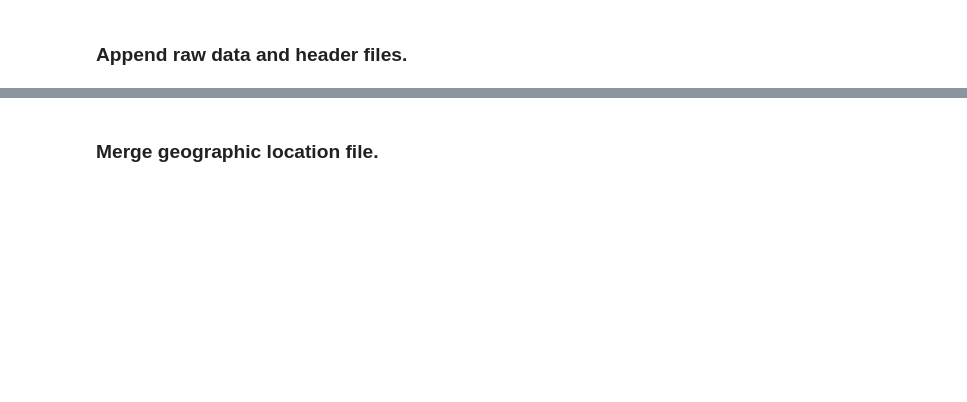
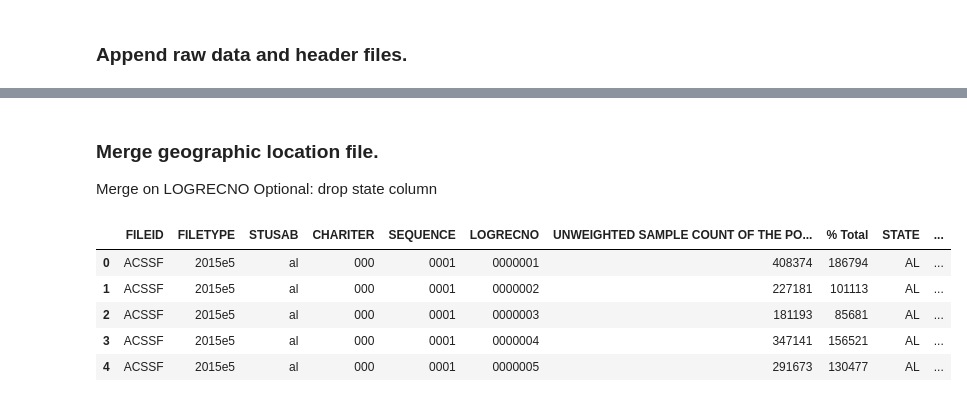
Before and after one commit to enatwater/new_business_predictor, a Jupyter notebook: acs_transformer/acs_transformer_sandbox.ipynb, the cells around one changed output, grey strips where cells are left out. Drawn from its saved outputs; the diff is of its cells as text; code cells hidden in the pictures; blank space fills up the shorter version.

```diff
--- a/acs_transformer/acs_transformer_sandbox.ipynb
+++ b/acs_transformer/acs_transformer_sandbox.ipynb
@@ -91,0 +216,4 @@ raw_df.columns = header_df.columns
+# %%
+# replace column names with first row.
+df.columns = df.iloc[0]
+df.drop([0], inplace = True)
@@ -92,2 +223,27 @@ raw_df.columns = header_df.columns
+# %%
+# regex pattern
+    # any character to the start of the line.
+# what to do with it
+universe = (sequence_table_df['table_title'].loc[(sequence_table_df['table_id'] == table) & \
+                                        (sequence_table_df['start_position'] == 'nan') & \
+                                        (sequence_table_df['line_number'] == 'nan')]).to_string(index=False)
+# line, start are null? second record?
+#(sequence_table_df.line_number.isna) & (sequence_table_df.start_position.isna) &
+#sequence_table_df['sequence_number'].loc[sequence_table_df['table_id'] == table].max()
+# %%
+df.columns = df.columns.str.replace(r'^.*{0}'.format(universe),'', regex=True)
 # %% [markdown]
 ### Merge geographic location file.
+Merge on LOGRECNO
+Optional: drop state column
+# %%
+df = df.merge(geo_df, on='LOGRECNO', how='left')
+# %%
+df.head()
+# %% [output]
+|  | FILEID | FILETYPE | STUSAB | CHARITER | SEQUENCE | LOGRECNO | UNWEIGHTED SAMPLE COUNT OF THE PO... | % Total | STATE | ... |
+| 0 | ACSSF | 2015e5 | al | 000 | 0001 | 0000001 | 408374 | 186794 | AL | ... |
+| 1 | ACSSF | 2015e5 | al | 000 | 0001 | 0000002 | 227181 | 101113 | AL | ... |
+| 2 | ACSSF | 2015e5 | al | 000 | 0001 | 0000003 | 181193 | 85681 | AL | ... |
+| 3 | ACSSF | 2015e5 | al | 000 | 0001 | 0000004 | 347141 | 156521 | AL | ... |
+| 4 | ACSSF | 2015e5 | al | 000 | 0001 | 0000005 | 291673 | 130477 | AL | ... |
```
Also changed, not shown: parts of 42 cells of this notebook.
